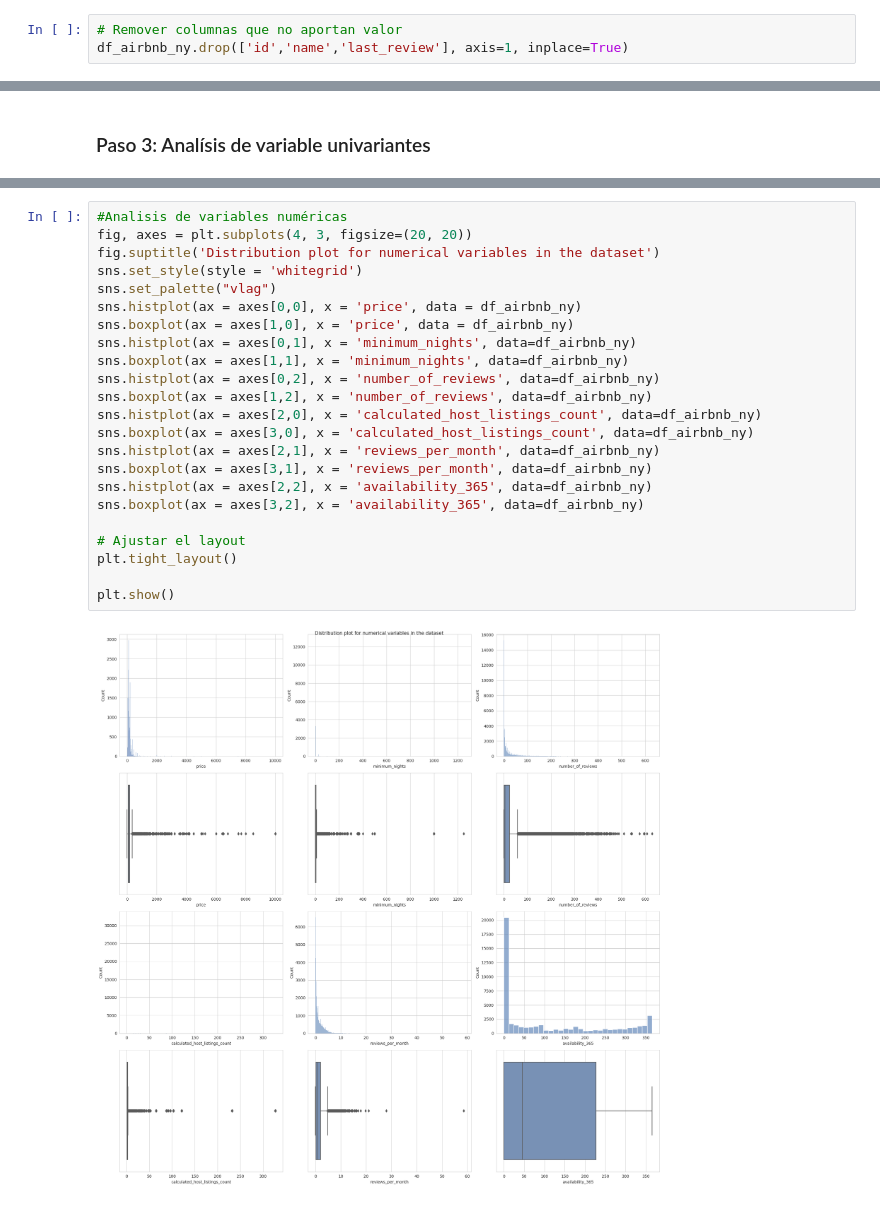
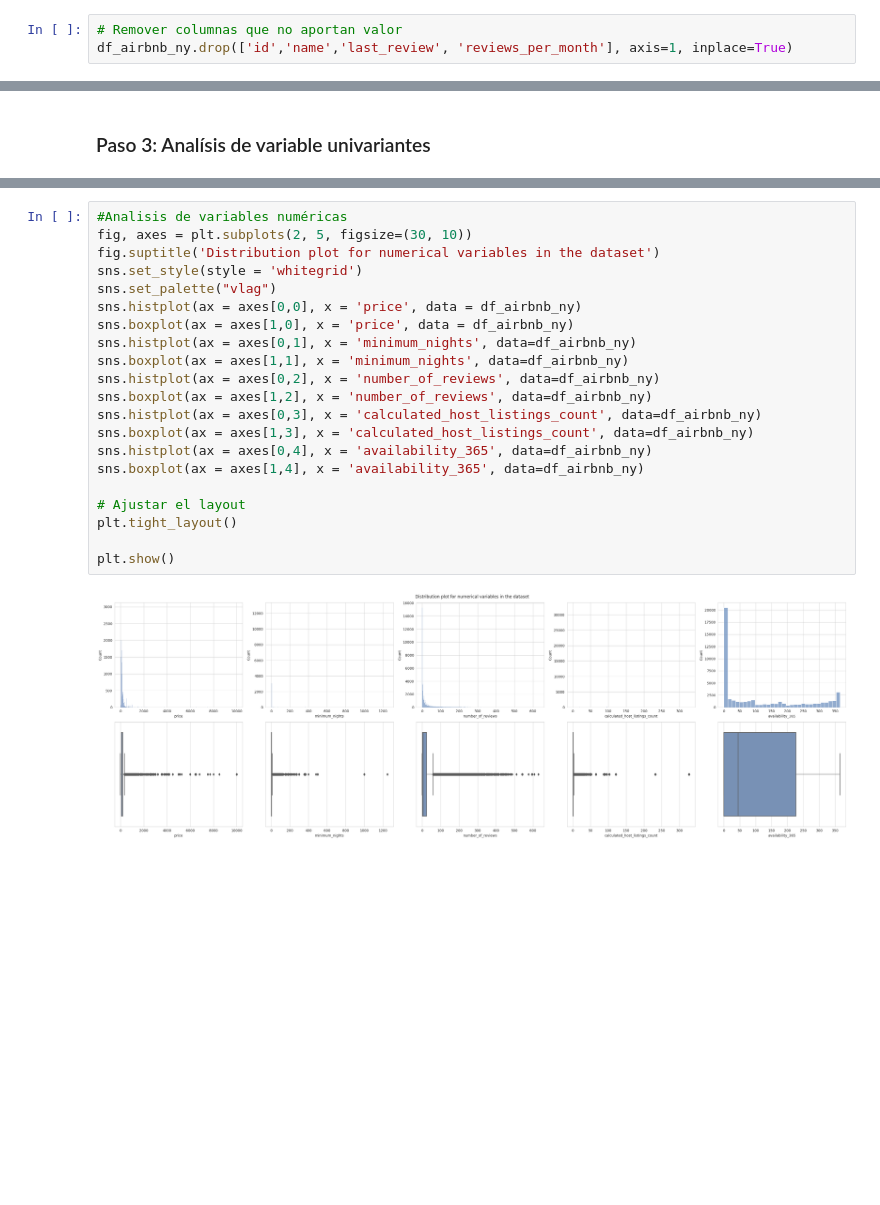
Before and after one commit to fevc08/new_york_city_airbnb_eda, a Jupyter notebook: src/explore.ipynb, the cells around one changed output, grey strips where cells are left out. Drawn from its saved outputs; the diff is of its cells as text; blank space fills up the shorter version.

```diff
--- a/src/explore.ipynb
+++ b/src/explore.ipynb
@@ -126,4 +126,4 @@ availability_365                   0.000000
 dtype: float64
 # %%
 # Remover columnas que no aportan valor
-df_airbnb_ny.drop(['id','name','last_review'], axis=1, inplace=True)
+df_airbnb_ny.drop(['id','name','last_review', 'reviews_per_month'], axis=1, inplace=True)
@@ -236,25 +195,23 @@ plt.show()
 # %%
 #Analisis de variables numéricas
-fig, axes = plt.subplots(4, 3, figsize=(20, 20))
+fig, axes = plt.subplots(2, 5, figsize=(30, 10))
 fig.suptitle('Distribution plot for numerical variables in the dataset')
 sns.set_style(style = 'whitegrid')
 sns.set_palette("vlag")
 sns.histplot(ax = axes[0,0], x = 'price', data = df_airbnb_ny)
 sns.boxplot(ax = axes[1,0], x = 'price', data = df_airbnb_ny)
 sns.histplot(ax = axes[0,1], x = 'minimum_nights', data=df_airbnb_ny)
 sns.boxplot(ax = axes[1,1], x = 'minimum_nights', data=df_airbnb_ny)
 sns.histplot(ax = axes[0,2], x = 'number_of_reviews', data=df_airbnb_ny)
 sns.boxplot(ax = axes[1,2], x = 'number_of_reviews', data=df_airbnb_ny)
-sns.histplot(ax = axes[2,0], x = 'calculated_host_listings_count', data=df_airbnb_ny)
-sns.boxplot(ax = axes[3,0], x = 'calculated_host_listings_count', data=df_airbnb_ny)
-sns.histplot(ax = axes[2,1], x = 'reviews_per_month', data=df_airbnb_ny)
-sns.boxplot(ax = axes[3,1], x = 'reviews_per_month', data=df_airbnb_ny)
-sns.histplot(ax = axes[2,2], x = 'availability_365', data=df_airbnb_ny)
-sns.boxplot(ax = axes[3,2], x = 'availability_365', data=df_airbnb_ny)
+sns.histplot(ax = axes[0,3], x = 'calculated_host_listings_count', data=df_airbnb_ny)
+sns.boxplot(ax = axes[1,3], x = 'calculated_host_listings_count', data=df_airbnb_ny)
+sns.histplot(ax = axes[0,4], x = 'availability_365', data=df_airbnb_ny)
+sns.boxplot(ax = axes[1,4], x = 'availability_365', data=df_airbnb_ny)
 
 # Ajustar el layout
 plt.tight_layout()
 
 plt.show()
 # %% [output]
-[figure, old version]
+[figure, new version]
```
Also changed, not shown: parts of 7 cells of this notebook.
